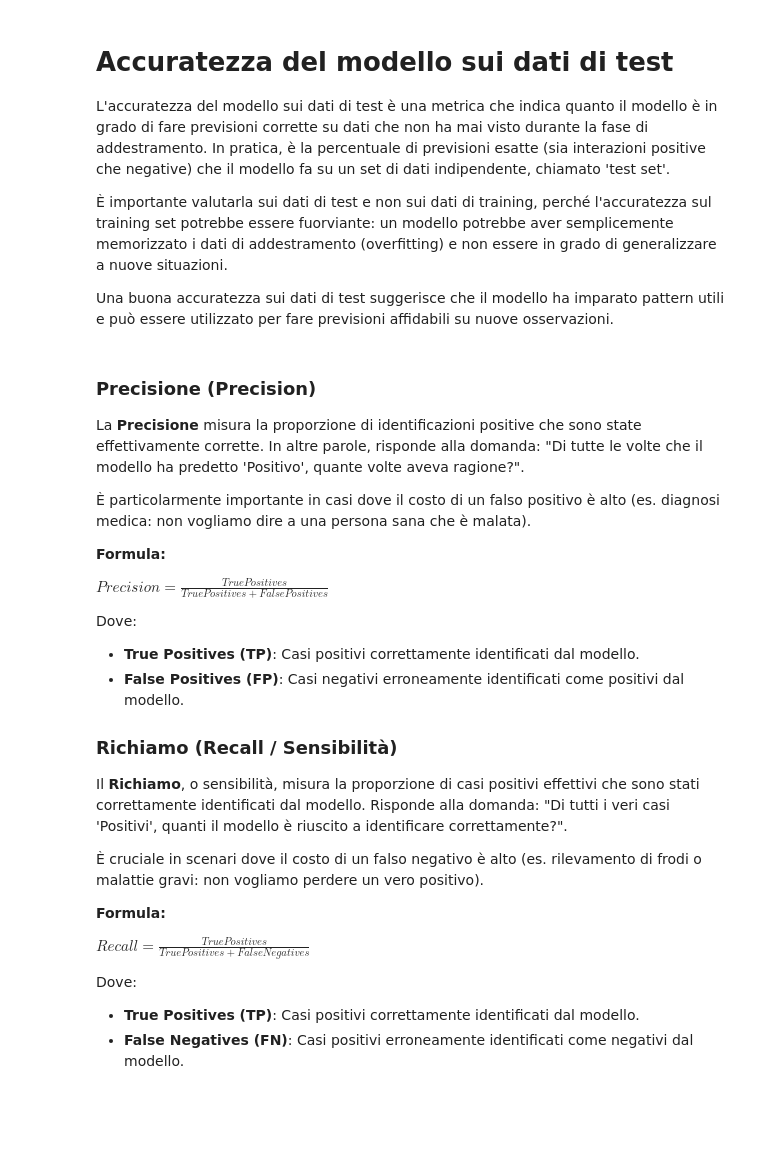
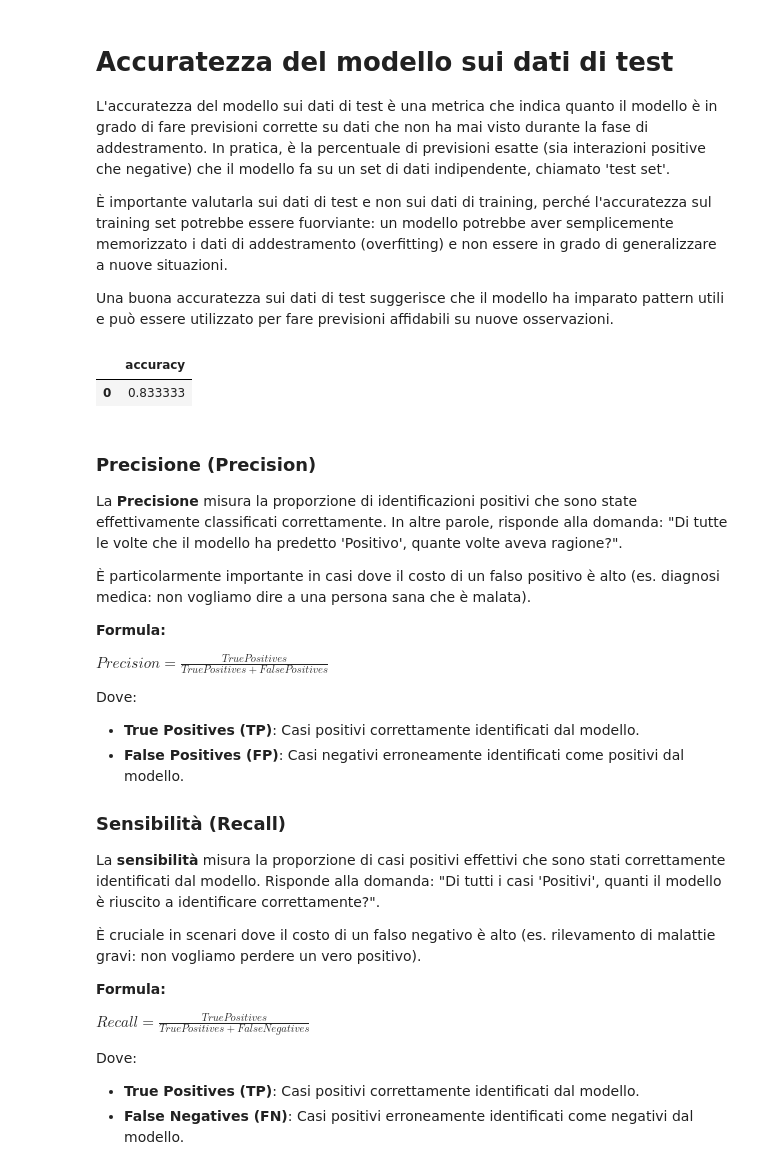
Before and after one commit to NicoRota-0/DIGA_RNA, a Jupyter notebook: classificatore.ipynb, the cells around one changed output. Saved outputs shown, nothing was run; the diff lists cells and outputs as text; code cells hidden in the pictures; blank space fills up the shorter version.

```diff
--- a/classificatore.ipynb
+++ b/classificatore.ipynb
@@ -392,10 +85,15 @@ L'accuratezza del modello sui dati di test è una metrica che indica quanto il m
 È importante valutarla sui dati di test e non sui dati di training, perché l'accuratezza sul training set potrebbe essere fuorviante: un modello potrebbe aver semplicemente memorizzato i dati di addestramento (overfitting) e non essere in grado di generalizzare a nuove situazioni.
 
 Una buona accuratezza sui dati di test suggerisce che il modello ha imparato pattern utili e può essere utilizzato per fare previsioni affidabili su nuove osservazioni.
+# %%
+display(pd.DataFrame([test_results.metrics])[['accuracy']])
+# %% [output]
+|  | accuracy |
+| 0 | 0.833333 |
 # %% [markdown]
 ### Precisione (Precision)
 
-La **Precisione** misura la proporzione di identificazioni positive che sono state effettivamente corrette. In altre parole, risponde alla domanda: "Di tutte le volte che il modello ha predetto 'Positivo', quante volte aveva ragione?".
+La **Precisione** misura la proporzione di identificazioni positivi che sono state effettivamente classificati correttamente. In altre parole, risponde alla domanda: "Di tutte le volte che il modello ha predetto 'Positivo', quante volte aveva ragione?".
 
 È particolarmente importante in casi dove il costo di un falso positivo è alto (es. diagnosi medica: non vogliamo dire a una persona sana che è malata).
 
@@ -407,11 +105,11 @@ Dove:
 - **True Positives (TP)**: Casi positivi correttamente identificati dal modello.
 - **False Positives (FP)**: Casi negativi erroneamente identificati come positivi dal modello.
 
-### Richiamo (Recall / Sensibilità)
+### Sensibilità (Recall)
 
-Il **Richiamo**, o sensibilità, misura la proporzione di casi positivi effettivi che sono stati correttamente identificati dal modello. Risponde alla domanda: "Di tutti i veri casi 'Positivi', quanti il modello è riuscito a identificare correttamente?".
+La **sensibilità** misura la proporzione di casi positivi effettivi che sono stati correttamente identificati dal modello. Risponde alla domanda: "Di tutti i casi 'Positivi', quanti il modello è riuscito a identificare correttamente?".
 
-È cruciale in scenari dove il costo di un falso negativo è alto (es. rilevamento di frodi o malattie gravi: non vogliamo perdere un vero positivo).
+È cruciale in scenari dove il costo di un falso negativo è alto (es. rilevamento di malattie gravi: non vogliamo perdere un vero positivo).
 
 **Formula:**
 
```
Also changed, not shown: parts of 24 cells of this notebook, 2 other files.
